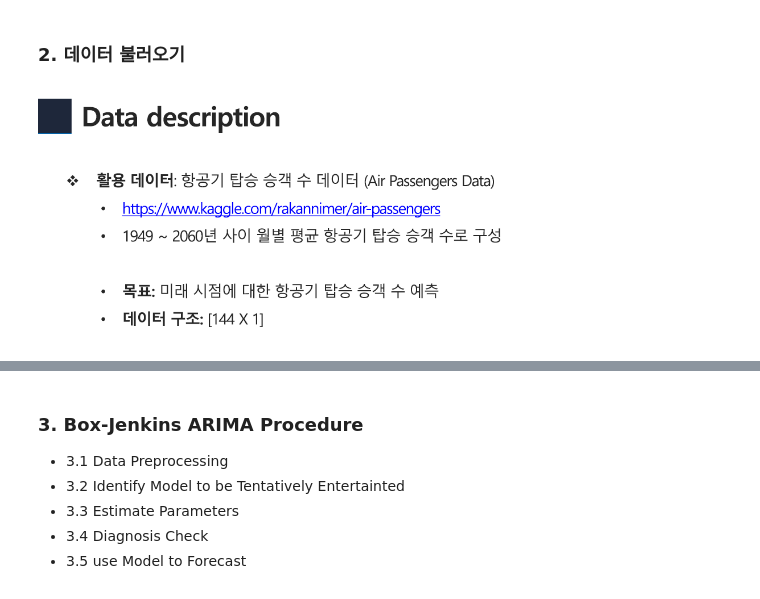
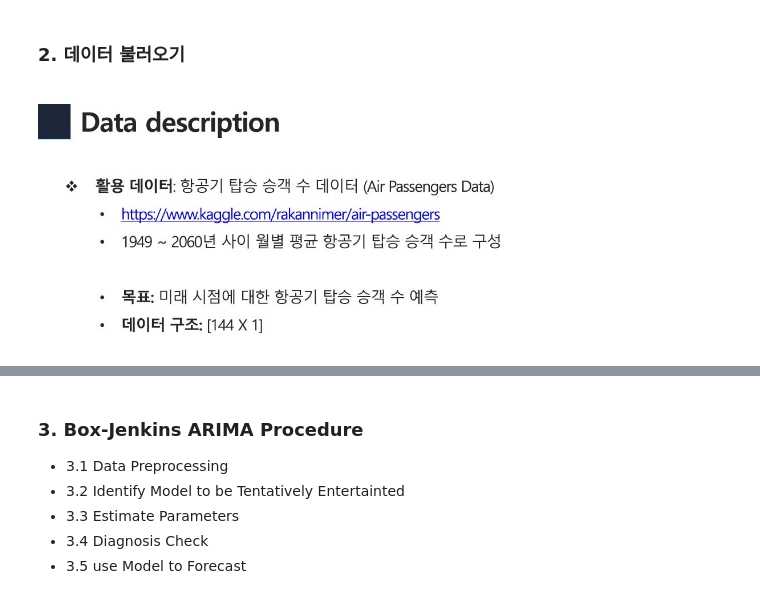
Before and after one commit to caplove/DX_LG_KOREA, a Jupyter notebook: 통계기반시계열분석 2회차 - 2.ipynb, the cells around one changed output, grey strips where cells are left out. Saved outputs shown, nothing was run; the diff lists cells and outputs as text; code cells hidden in the pictures.

```diff
--- a/통계기반시계열분석 2회차 - 2.ipynb
+++ b/통계기반시계열분석 2회차 - 2.ipynb
@@ -69,7 +73,9 @@ from prophet import Prophet
 # %% [markdown]
 ### 2. 데이터 불러오기
-# %% [markdown]
-![image-2.png](attachment:image-2.png)
+# %%
+Image('image/image_20.JPG')
+# %% [output]
+[figure, added]
 # %%
 data = pd.read_csv('data/AirPassengers.csv')
 # data = pd.read_csv('/content/LG_time_series_day02_dataset/data/AirPassengers.csv')
```
Also changed, not shown: parts of 67 cells of this notebook.
